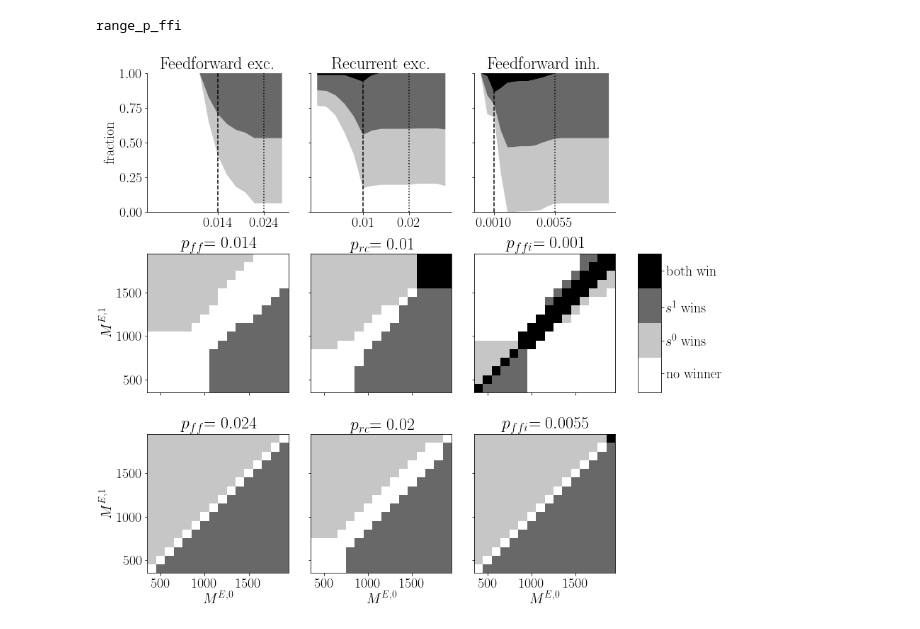
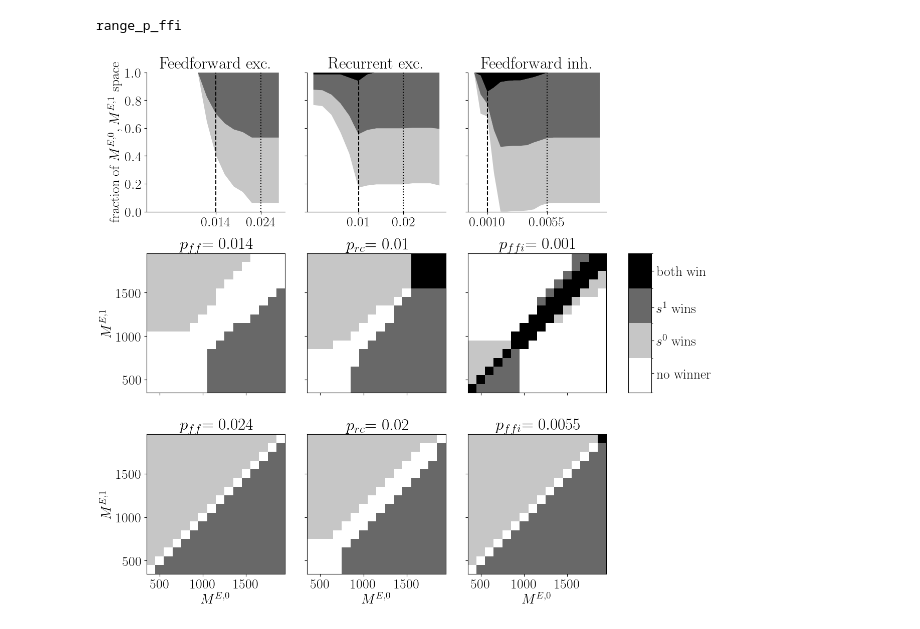
Before and after one commit to tristanstoeber/sequence_competition_cooperation, a Jupyter notebook: 2_TwoSequences.ipynb, the cells around one changed output. Saved outputs shown, nothing was run; the diff lists cells and outputs as text; code cells hidden in the pictures.

Commit message:
ylabel changed Fig 2 c

```diff
--- a/2_TwoSequences.ipynb
+++ b/2_TwoSequences.ipynb
@@ -354,32 +351,32 @@ for i, par_i in enumerate(ls):
         else:
             ax[j+1, i].set_ylabel(r'$M^{E,1}$')
 
         if j<1:
             ax[j+1, i].set_xticklabels([])
         else:
             ax[j+1, i].set_xlabel(r'$M^{E,0}$')
         ax[j+1, i].set_title(ls_ltx[i] + '$ = ' + str(params[par_i][val_j])+'$')
         ax[0, i].axvline(params[par_i][val_j], color='k', linestyle=ls_linestyle[j])
 
 ax[0, -1].axis('off')
 ax[2, -1].axis('off')
 
-ax[0, 0].set_ylabel('fraction')
+ax[0, 0].set_ylabel('fraction of $M^{E,0},M^{E,1}$ space')
 cb = mpl.colorbar.ColorbarBase(
     ax[1, -1], cmap=cmap, norm=norm,
     #spacing='proportional',
     ticks=[0.5, 1., 1.5, 2.5],
     boundaries=bounds, format='%2i')
 cb.ax.set_yticklabels(
     ['no winner',
      '$s^0$ wins',
      '$s^1$ wins',
      'both win'])
 
 
 
 fig.tight_layout()
 
 fig.savefig('figures/2c_ParameterScan.svg', bbox_inches = 'tight', pad_inches = 0)
 # %% [output]
-[figure, old version]
+[figure, new version]
```
Also changed, not shown: parts of 4 cells of this notebook.
